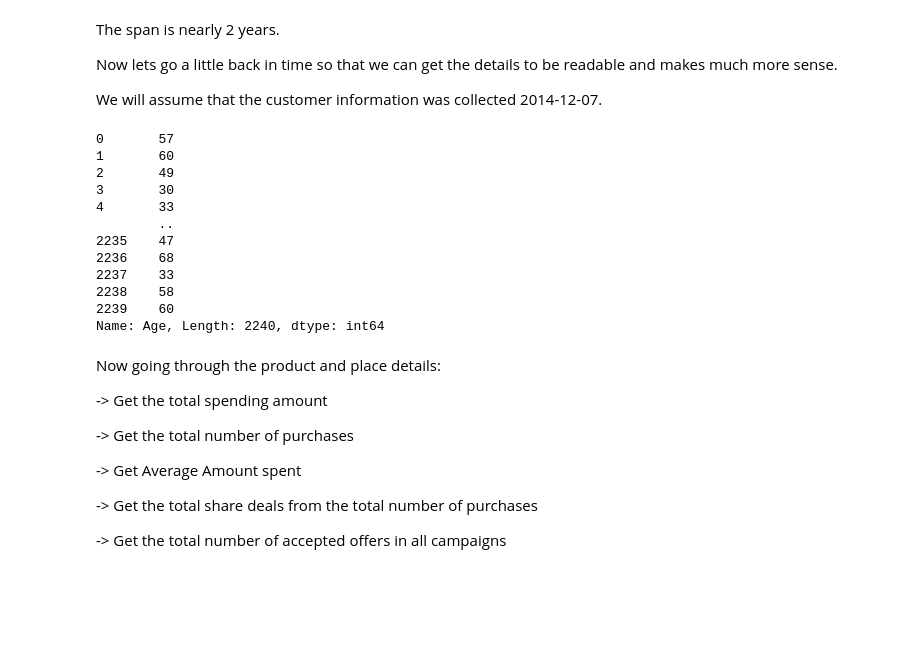
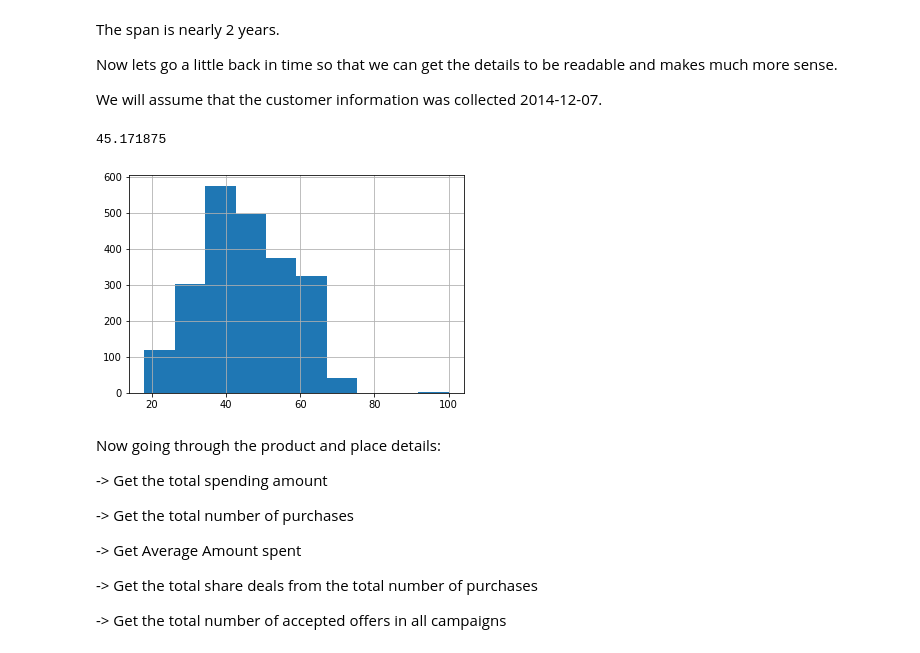
Before and after one commit to KittuPatel/CustomerPersonalityAnalysis, a Jupyter notebook: CustomerPersonalityAnalysis.ipynb, the cells around one changed output. Saved outputs shown, nothing was run; the diff lists cells and outputs as text; code cells hidden in the pictures; blank space fills up the shorter version.

```diff
--- a/CustomerPersonalityAnalysis.ipynb
+++ b/CustomerPersonalityAnalysis.ipynb
@@ -111,20 +111,16 @@ cpa=cpa.drop(columns="Year_Birth")
 cpa['Age'].value_counts()
 
 # data has outliers with age>100. setting the boundary as 100 replacing all values 100 where age is greater than 100
-cpa['Age'].apply(lambda x: 100 if (x > 100) else x)
+cpa['Age']= cpa['Age'].apply(lambda x: 100 if (x > 100) else x)
-# %% [output]
-0       57
-1       60
-2       49
-3       30
-4       33
-        ..
-2235    47
-2236    68
-2237    33
-2238    58
-2239    60
-Name: Age, Length: 2240, dtype: int64
+# %%
+
+
+# Age Distribution
+ax=cpa['Age'].hist()
+cpa['Age'].mean()
+# %% [output]
+45.171875
+[figure, added]
 # %%
 cpa['Collected'] = '2014-12-07'
 cpa['Collected'] = pd.to_datetime(cpa['Collected'])
```
Also changed, not shown: parts of 6 cells of this notebook.
